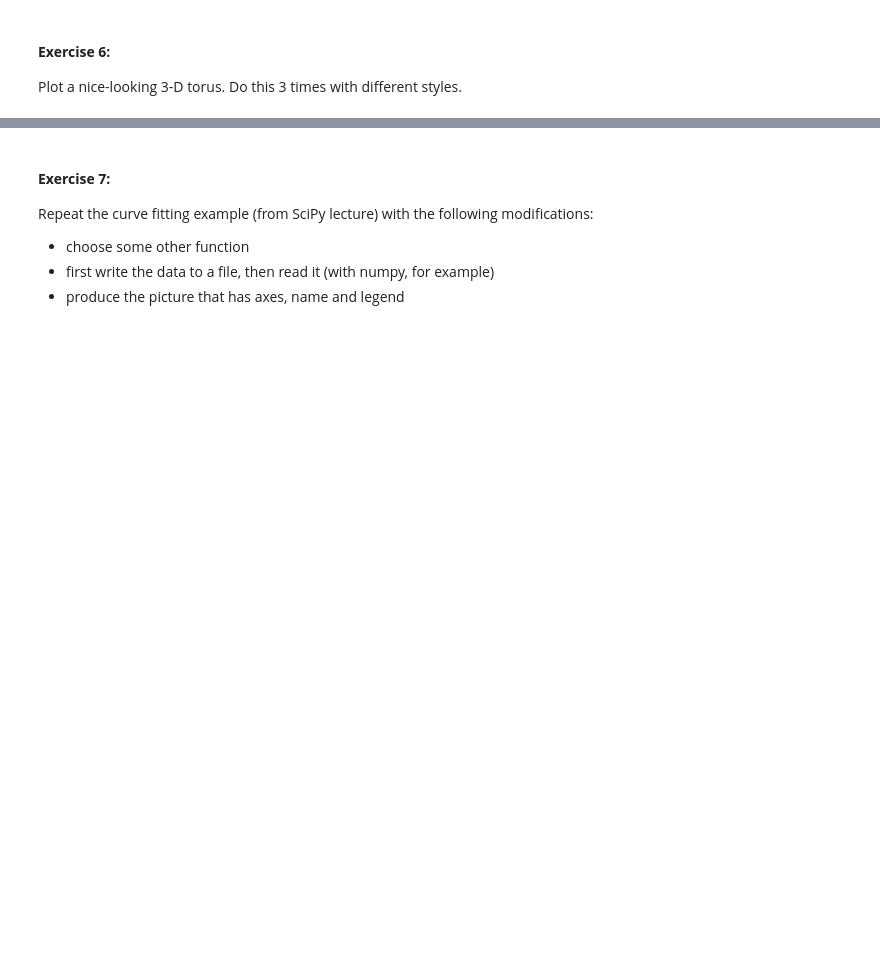
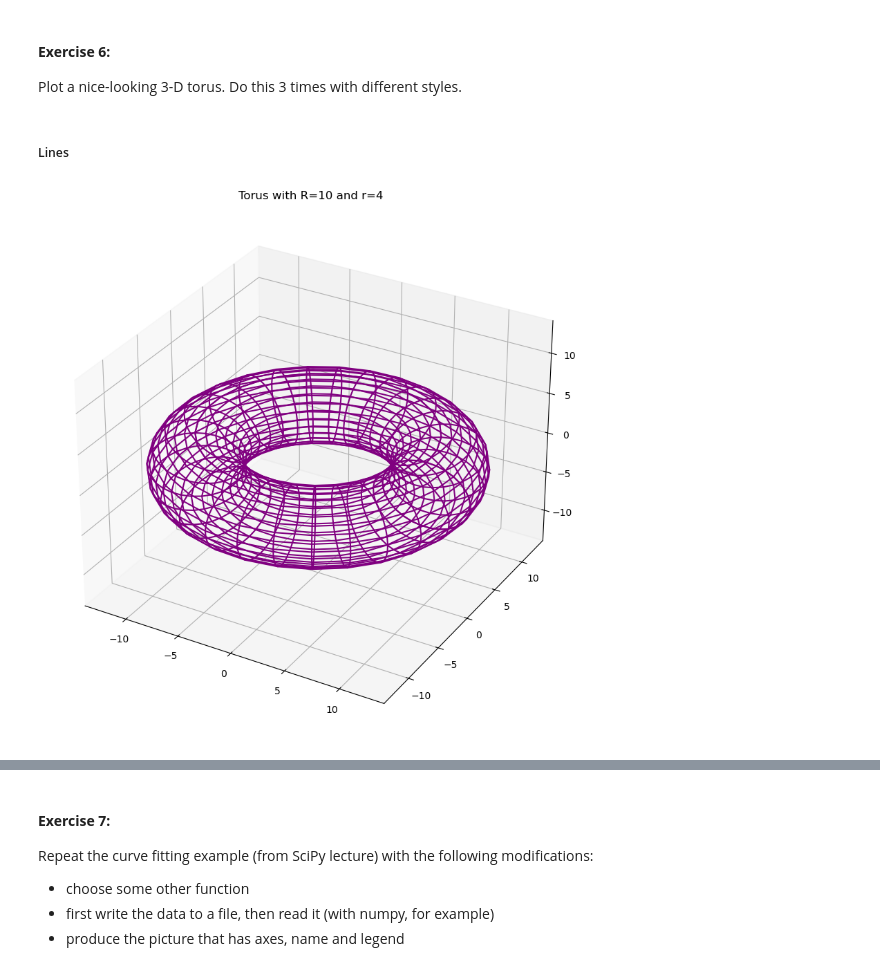
Before and after one commit to nathasya-abenita/ScientificPython_diploma26, a Jupyter notebook: Exercises2-3-4.ipynb, the cells around one changed output, grey strips where cells are left out. Cells and saved outputs as stored; diff of their text form; code cells hidden in the pictures; blank space fills up the shorter version.

```diff
--- a/Exercises2-3-4.ipynb
+++ b/Exercises2-3-4.ipynb
@@ -66,3 +260,51 @@ Plot a rainbow. Use your imagination and google to make it beautiful.
 #### **Exercise 6:**
 
 Plot a nice-looking 3-D torus. Do this 3 times with different styles.
+# %% [markdown]
+##### Lines
+# %%
+from mpl_toolkits import mplot3d
+
+# Create plot
+fig = plt.figure(figsize=(10,10))
+ax = plt.axes(projection='3d')
+
+# Define R and r
+R, r = 10, 4
+
+# Define phi and theta
+n = 30                     # number of discretization of n
+phi_list = np.linspace(0, 2*np.pi, n, endpoint=True)
+theta_list = np.linspace(0, 2*np.pi, n, endpoint=True)
+
+# Plot in latitude
+for phi in phi_list:
+    # Compute x, y, z over phi and theta
+    x = (R + r * np.sin(theta_list)) * np.cos(phi)
+    y = (R + r * np.sin(theta_list)) * np.sin(phi)
+    z = r * np.cos(theta_list)
+
+    # Plot the path
+    ax.plot3D(x,y,z, color='purple')
+
+# Plot in longitude
+for theta in theta_list:
+    # Compute x, y, z over phi and theta
+    x = (R + r * np.sin(theta)) * np.cos(phi_list)
+    y = (R + r * np.sin(theta)) * np.sin(phi_list)
+    z = r * np.cos(theta)
+
+    # Plot the path
+    ax.plot3D(x,y,z, color='purple')
+
+# Add title
+plt.title(f'Torus with R={R} and r={r}')
+
+# Set limits
+ax.set_xlim(-r-R,r+R) # This one is just to explicit what is already implicit: those are already the default range, since default is to use actual data min and max
+ax.set_ylim(-r-R,r+R) # Same remark
+ax.set_zlim(-r-R,r+R) # But this one changes things: implicit range would have been [-r,r] without this line
+
+plt.show()
+# %% [output]
+[figure, added]
```
Also changed, not shown: parts of 25 cells of this notebook, 2 other files.
